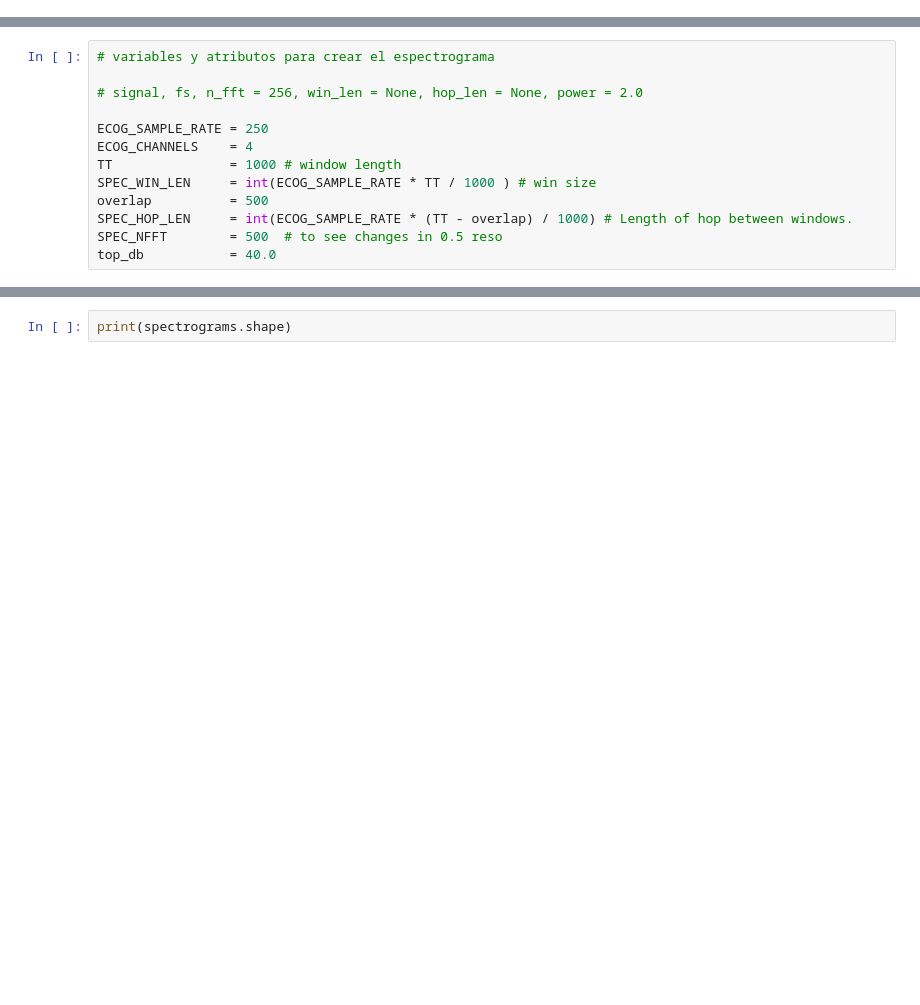
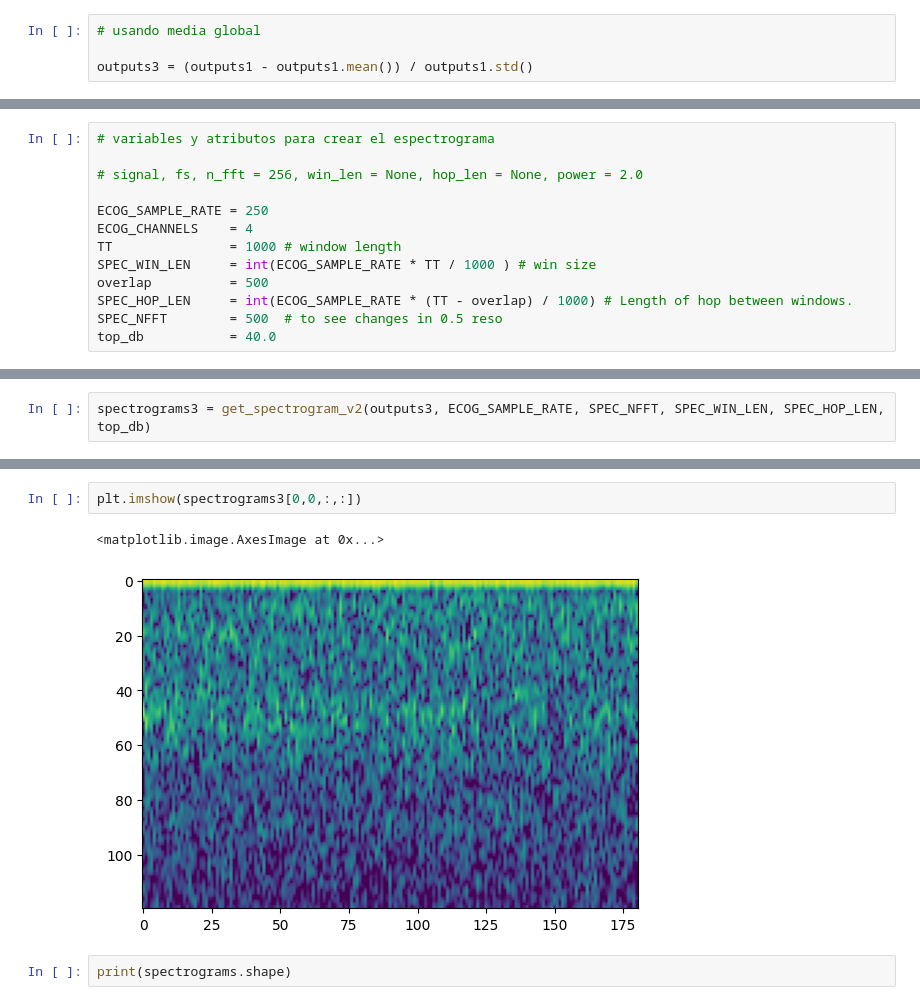
Before and after one commit to martinrrobins/PI-Thalamus-RNS, a Jupyter notebook: Paper_iESPnet_pruebas/01-Exploraciones/10 Exploracion.ipynb, the cells around one changed output, grey strips where cells are left out. Saved outputs shown, nothing was run; the diff lists cells and outputs as text; blank space fills up the shorter version.

```diff
--- a/Paper_iESPnet_pruebas/01-Exploraciones/10 Exploracion.ipynb
+++ b/Paper_iESPnet_pruebas/01-Exploraciones/10 Exploracion.ipynb
@@ -445,2 +361,6 @@ torch.Size([64, 4, 22500])
+# %%
+# usando media global
+
+outputs3 = (outputs1 - outputs1.mean()) / outputs1.std()
 # %%
 outputs1 = outputs1.to('cpu')
@@ -461,0 +421,2 @@ spectrograms = get_spectrogram_2(outputs1, ECOG_SAMPLE_RATE, SPEC_NFFT, SPEC_WIN
+# %%
+spectrograms3 = get_spectrogram_v2(outputs3, ECOG_SAMPLE_RATE, SPEC_NFFT, SPEC_WIN_LEN, SPEC_HOP_LEN, top_db)
@@ -462,3 +433,8 @@ spectrograms = get_spectrogram_2(outputs1, ECOG_SAMPLE_RATE, SPEC_NFFT, SPEC_WIN
+# %%
+plt.imshow(spectrograms3[0,0,:,:])
+# %% [output]
+<matplotlib.image.AxesImage at 0x...>
+[figure, added]
 # %%
 print(spectrograms.shape)
 # %% [output]
```
Also changed, not shown: parts of 42 cells of this notebook, 8 other files.
